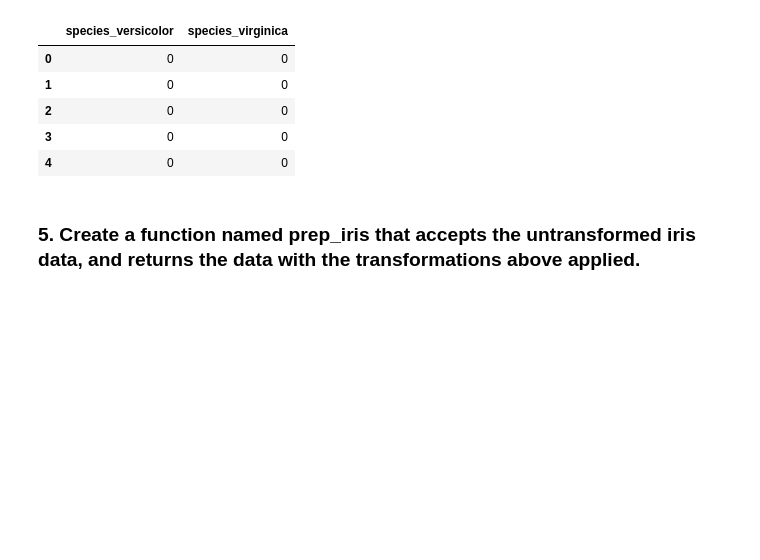
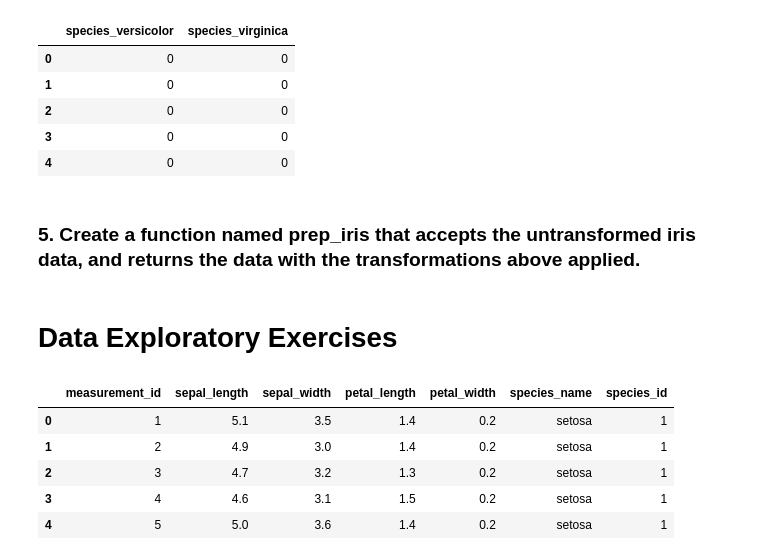
Before and after one commit to ArnolValadez/classification-exercises, a Jupyter notebook: classification_exercises.ipynb, the cells around one changed output. Drawn from its saved outputs; the diff is of its cells as text; code cells hidden in the pictures; blank space fills up the shorter version.

```diff
--- a/classification_exercises.ipynb
+++ b/classification_exercises.ipynb
@@ -316,3 +316,27 @@ def prep_iris(df):
     dummy_iris_df = pd.get_dummies(df[['species',]], dummy_na=False, drop_first=[True])
     df = pd.concat([df, dummy_iris_df], axis=1)
     return df.drop(columns=['species'])
+# %% [markdown]
+# Data Exploratory Exercises
+# %%
+def get_connection(db, user=env.user, host=env.host, password=env.password):
+    return f'mysql+pymysql://{user}:{password}@{host}/{db}'
+# query to acquire the iris data
+query = "SELECT measurements.measurement_id, measurements.sepal_length,\
+                measurements.sepal_width, measurements.petal_length, \
+                measurements.petal_width, species.species_name, species.species_id \
+            FROM measurements JOIN species ON(species.species_id=measurements.species_id)"
+# function to get the data and run the query
+def get_data():
+    return pd.read_sql(query,get_connection('iris_db'))
+# acquire the data
+df = get_data()
+# %%
+df.head()
+# %% [output]
+|  | measurement_id | sepal_length | sepal_width | petal_length | petal_width | species_name | species_id |
+| 0 | 1 | 5.1 | 3.5 | 1.4 | 0.2 | setosa | 1 |
+| 1 | 2 | 4.9 | 3.0 | 1.4 | 0.2 | setosa | 1 |
+| 2 | 3 | 4.7 | 3.2 | 1.3 | 0.2 | setosa | 1 |
+| 3 | 4 | 4.6 | 3.1 | 1.5 | 0.2 | setosa | 1 |
+| 4 | 5 | 5.0 | 3.6 | 1.4 | 0.2 | setosa | 1 |
```
Also changed, not shown: parts of 9 cells of this notebook, 1 other file.
